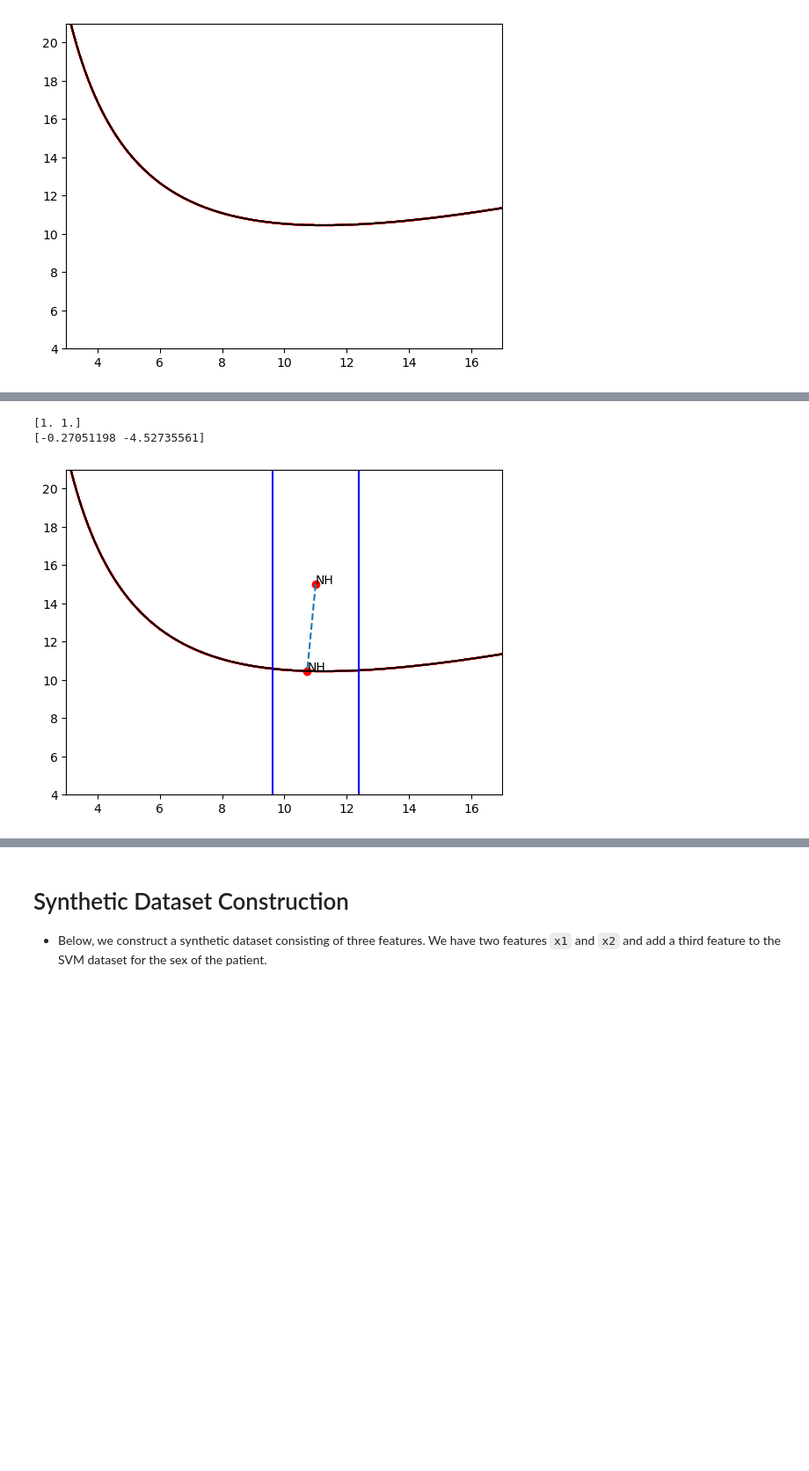
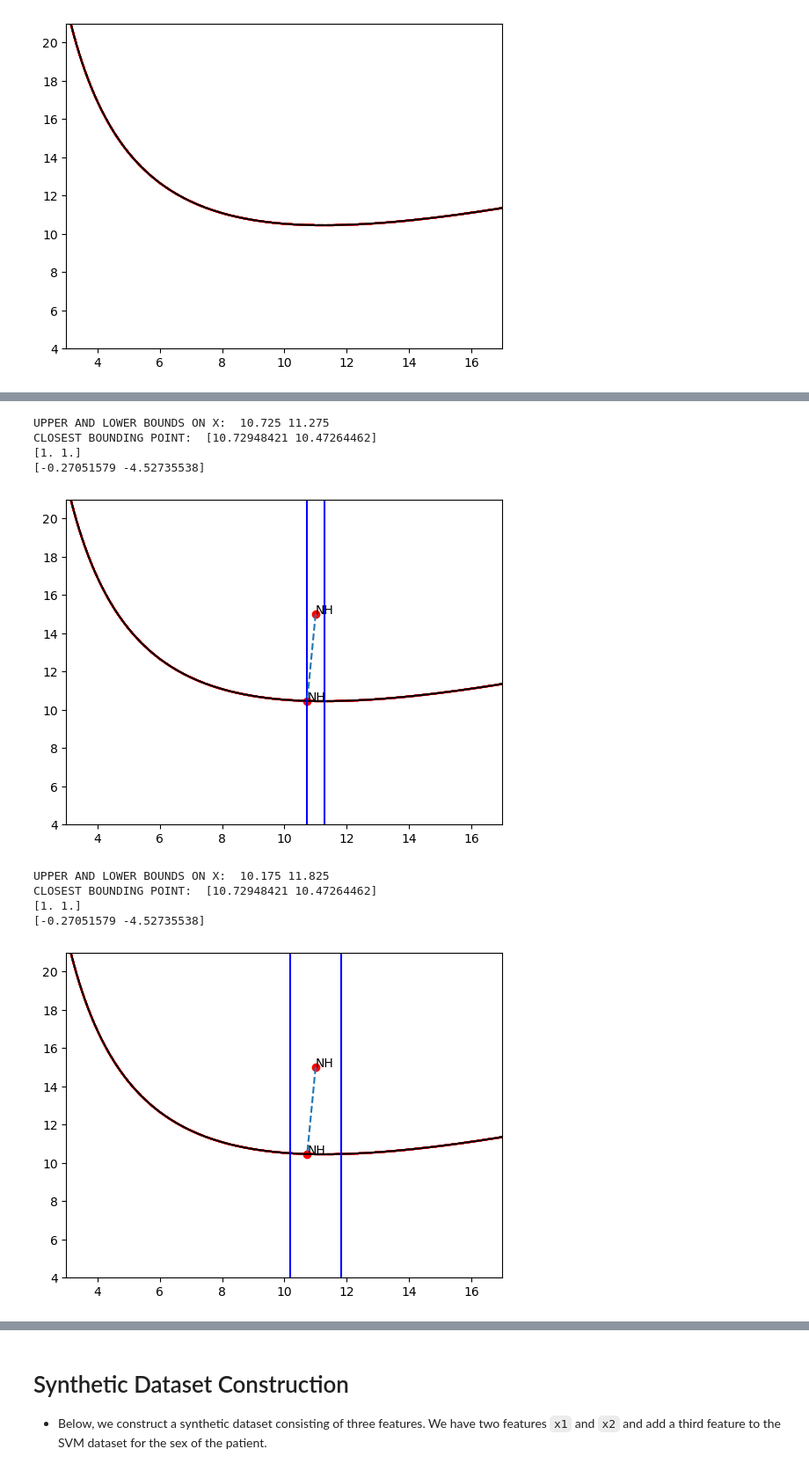
Before and after one commit to dsin85691/SSBA_For_Counterfactuals, a Jupyter notebook: research_notebook.ipynb, the cells around one changed output, grey strips where cells are left out. Shown: that part at 88% size. Drawn from its saved outputs; the diff is of its cells as text; code cells hidden in the pictures; blank space fills up the shorter version.

```diff
--- a/research_notebook.ipynb
+++ b/research_notebook.ipynb
@@ -487,6 +514,16 @@ TypeError: change_px and change_py are both None
 # %%
-optimal_projection = optimal_point(df, svm_classifier, desired_class=-1, undesired_coords=(11,15), change_px=25, change_py=None)
+optimal_projection = optimal_point(df, svm_classifier, desired_class=-1, undesired_coords=(11,15), change_px=5, change_py=None)
 # %% [output]
+UPPER AND LOWER BOUNDS ON X:  10.725 11.275
+CLOSEST BOUNDING POINT:  [10.72948421 10.47264462]
 [1. 1.]
-[-0.27051198 -4.52735561]
+[-0.27051579 -4.52735538]
-[figure, old version]
+[figure, new version]
+# %%
+optimal_projection = optimal_point(df, svm_classifier, desired_class=-1, undesired_coords=(11,15), change_px=15, change_py=None)
+# %% [output]
+UPPER AND LOWER BOUNDS ON X:  10.175 11.825
+CLOSEST BOUNDING POINT:  [10.72948421 10.47264462]
+[1. 1.]
+[-0.27051579 -4.52735538]
+[figure, added]
```
Also changed, not shown: parts of 41 cells of this notebook, 7 other files.
